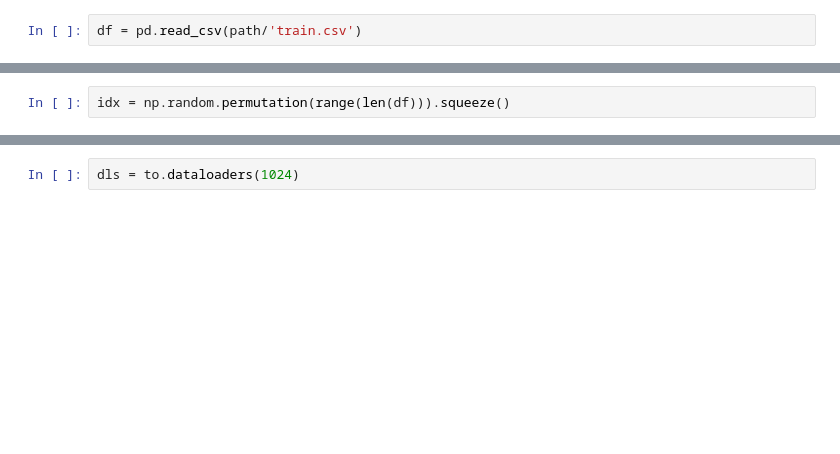
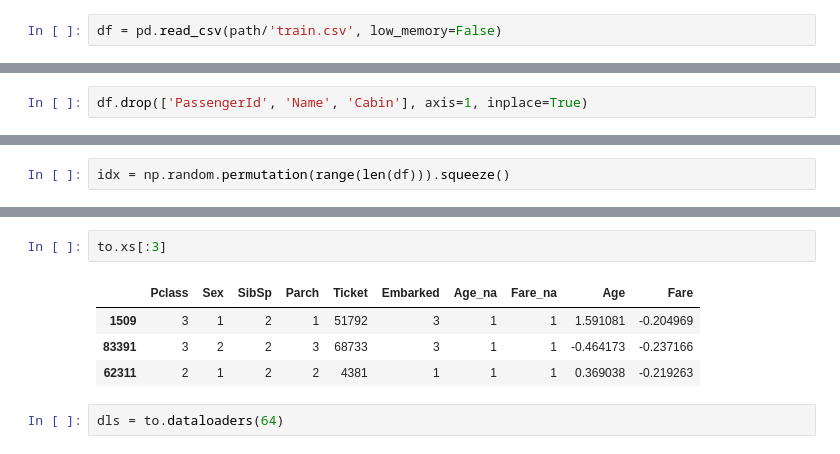
Before and after one commit to SanderML/kaggle, a Jupyter notebook: Tabular_Playground_April2021/Untitled.ipynb, the cells around one changed output, grey strips where cells are left out. Drawn from its saved outputs; the diff is of its cells as text; blank space fills up the shorter version.

```diff
--- a/Tabular_Playground_April2021/Untitled.ipynb
+++ b/Tabular_Playground_April2021/Untitled.ipynb
@@ -54,4 +64,4 @@ file_extract(path/'tabular-playground-series-apr-2021.zip')
 # %%
-df = pd.read_csv(path/'train.csv')
+df = pd.read_csv(path/'train.csv', low_memory=False)
 # %%
 df.head()
@@ -62,3 +107,5 @@ df.columns
+# %%
+df.drop(['PassengerId', 'Name', 'Cabin'], axis=1, inplace=True)
 # %%
 dep_var = 'Survived'
 # %%
@@ -78,5 +138,12 @@ to.show(3)
+# %%
+to.xs[:3]
+# %% [output]
+|  | Pclass | Sex | SibSp | Parch | Ticket | Embarked | Age_na | Fare_na | Age | Fare |
+| 1509 | 3 | 1 | 2 | 1 | 51792 | 3 | 1 | 1 | 1.591081 | -0.204969 |
+| 83391 | 3 | 2 | 2 | 3 | 68733 | 3 | 1 | 1 | -0.464173 | -0.237166 |
+| 62311 | 2 | 1 | 2 | 2 | 4381 | 1 | 1 | 1 | 0.369038 | -0.219263 |
 # %%
-dls = to.dataloaders(1024)
+dls = to.dataloaders(64)
 # %%
 y = to.train.y
 y.min(), y.max()
```
Also changed, not shown: parts of 41 cells of this notebook.
